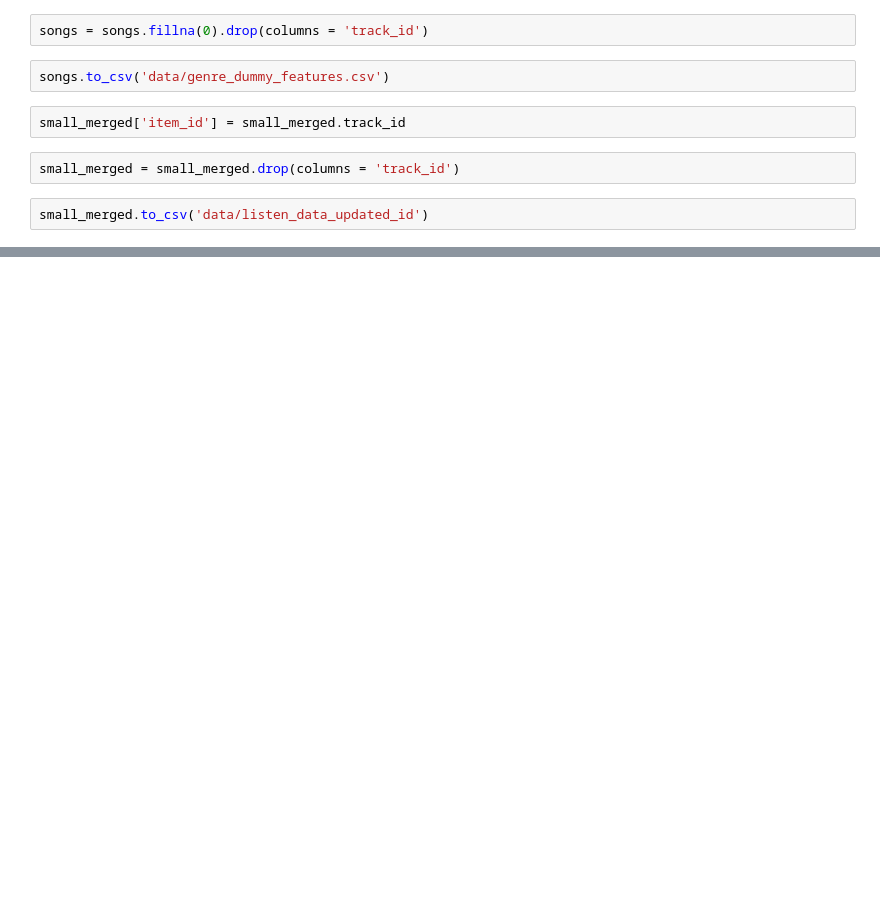
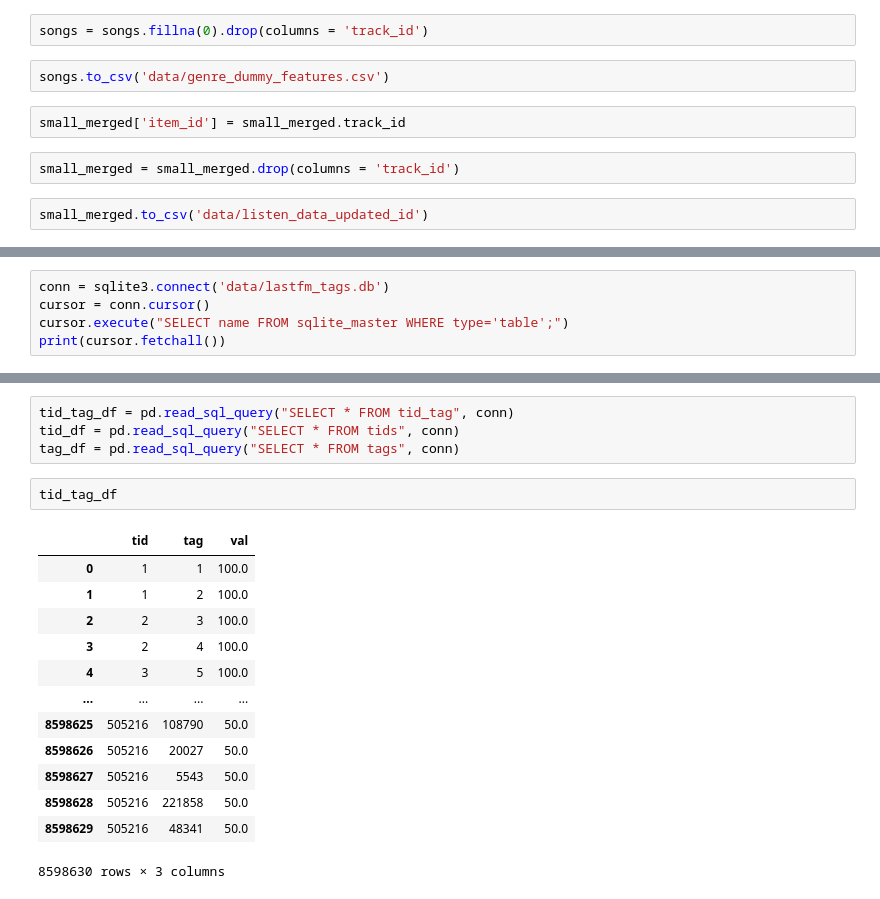
Before and after one commit to atsai24/song_recommender, a Jupyter notebook: data_pipeline.ipynb, the cells around one changed output, grey strips where cells are left out. Drawn from its saved outputs; the diff is of its cells as text; blank space fills up the shorter version.

```diff
--- a/data_pipeline.ipynb
+++ b/data_pipeline.ipynb
@@ -85,0 +63,5 @@ small_merged.to_csv('data/listen_data_updated_id')
+# %%
+conn = sqlite3.connect('data/lastfm_tags.db')
+cursor = conn.cursor()
+cursor.execute("SELECT name FROM sqlite_master WHERE type='table';")
+print(cursor.fetchall())
@@ -85,0 +91,20 @@ small_merged.to_csv('data/listen_data_updated_id')
+# %%
+tid_tag_df = pd.read_sql_query("SELECT * FROM tid_tag", conn)
+tid_df = pd.read_sql_query("SELECT * FROM tids", conn)
+tag_df = pd.read_sql_query("SELECT * FROM tags", conn)
+# %%
+tid_tag_df
+# %% [output]
+|  | tid | tag | val |
+| 0 | 1 | 1 | 100.0 |
+| 1 | 1 | 2 | 100.0 |
+| 2 | 2 | 3 | 100.0 |
+| 3 | 2 | 4 | 100.0 |
+| 4 | 3 | 5 | 100.0 |
+| ... | ... | ... | ... |
+| 8598625 | 505216 | 108790 | 50.0 |
+| 8598626 | 505216 | 20027 | 50.0 |
+| 8598627 | 505216 | 5543 | 50.0 |
+| 8598628 | 505216 | 221858 | 50.0 |
+| 8598629 | 505216 | 48341 | 50.0 |
+8598630 rows × 3 columns
```
Also changed, not shown: parts of 36 cells of this notebook, 1 other file.
